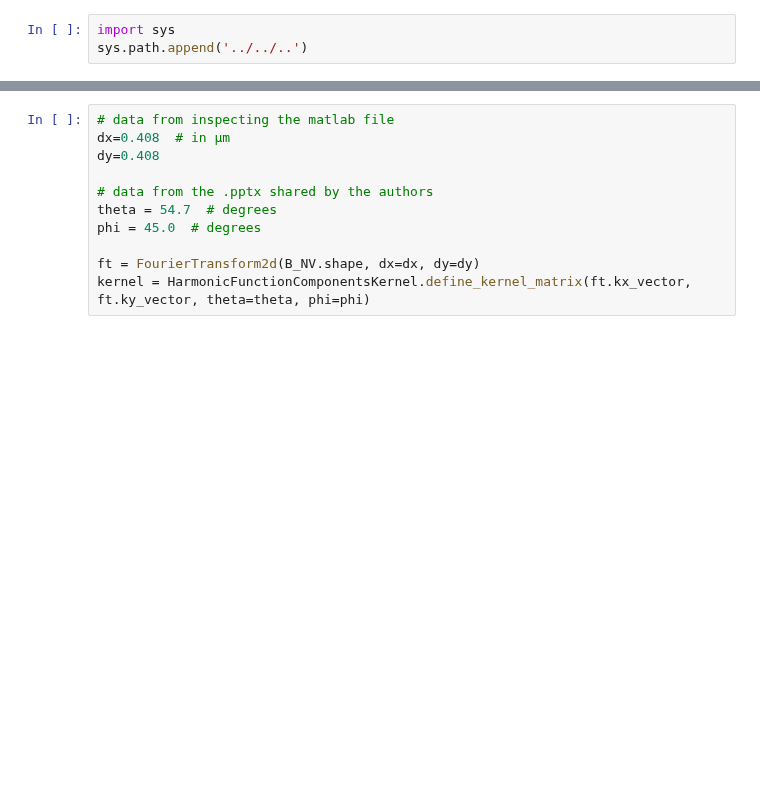
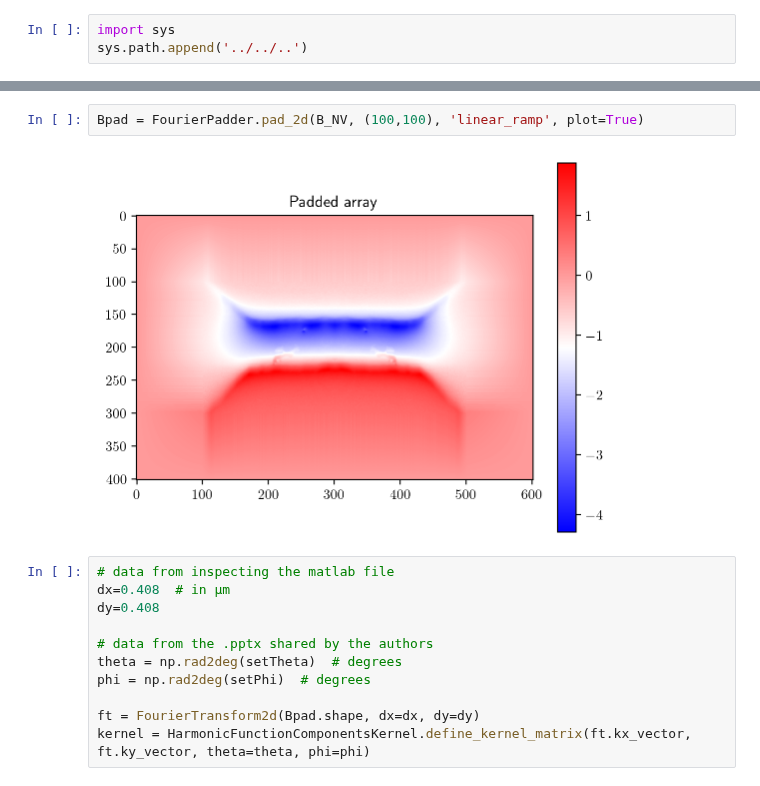
Before and after one commit to DavidBroadway/magrec, a Jupyter notebook: magrec/notebooks/Test Magnetic Field Reconstruction/Test_Magnetic_Field_Recon.ipynb, the cells around one changed output, grey strips where cells are left out. Saved outputs shown, nothing was run; the diff lists cells and outputs as text; blank space fills up the shorter version.

```diff
--- a/magrec/notebooks/Test Magnetic Field Reconstruction/Test_Magnetic_Field_Recon.ipynb
+++ b/magrec/notebooks/Test Magnetic Field Reconstruction/Test_Magnetic_Field_Recon.ipynb
@@ -49,12 +47,16 @@ plot_n_components(B, labels=[r'Bx', 'By', 'Bz', 'BNV'], cmap="bwr")
+# %%
+Bpad = FourierPadder.pad_2d(B_NV, (100,100), 'linear_ramp', plot=True)
+# %% [output]
+[figure, added]
 # %%
 # data from inspecting the matlab file
 dx=0.408  # in μm
 dy=0.408
 
 # data from the .pptx shared by the authors
-theta = 54.7  # degrees
-phi = 45.0  # degrees
+theta = np.rad2deg(setTheta)  # degrees
+phi = np.rad2deg(setPhi)  # degrees
 
-ft = FourierTransform2d(B_NV.shape, dx=dx, dy=dy)
+ft = FourierTransform2d(Bpad.shape, dx=dx, dy=dy)
 kernel = HarmonicFunctionComponentsKernel.define_kernel_matrix(ft.kx_vector, ft.ky_vector, theta=theta, phi=phi)
 # %%
```
Also changed, not shown: parts of 16 cells of this notebook, 2 other files.
